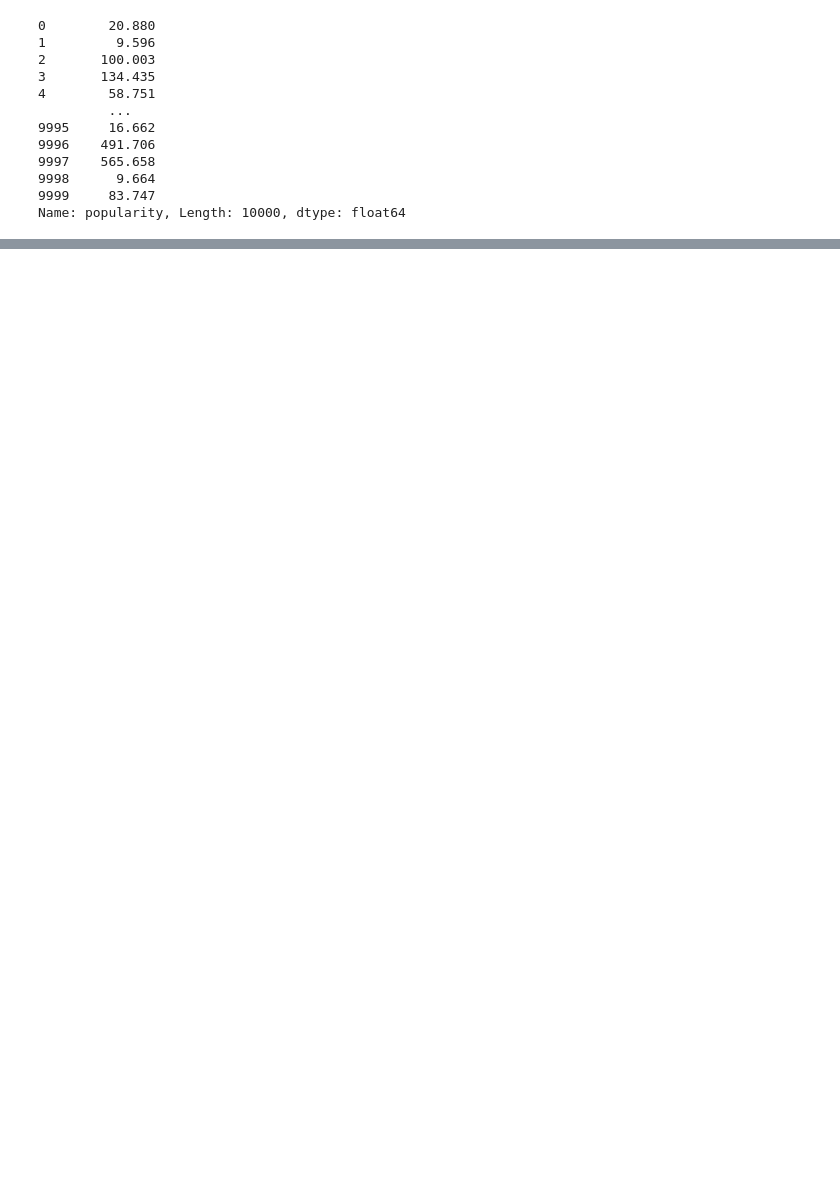
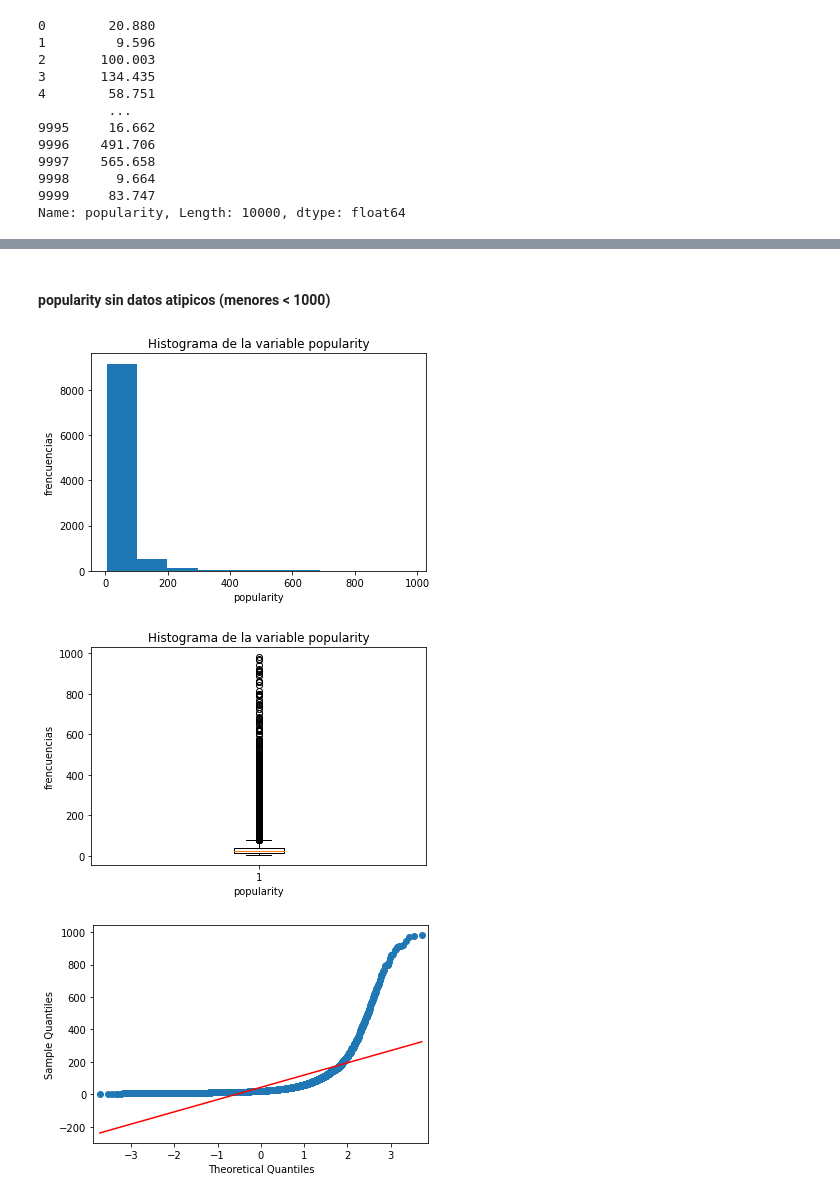
Before and after one commit to raulangelj/HT1_ANALISIS_EXPLORATORIO, a Jupyter notebook: HT1_ANALISIS_EXPLORATORIO.ipynb, the cells around one changed output, grey strips where cells are left out. Drawn from its saved outputs; the diff is of its cells as text; code cells hidden in the pictures; blank space fills up the shorter version.

```diff
--- a/HT1_ANALISIS_EXPLORATORIO.ipynb
+++ b/HT1_ANALISIS_EXPLORATORIO.ipynb
@@ -96,0 +119,23 @@ Name: popularity, Length: 10000, dtype: float64
+# %% [markdown]
+#### popularity sin datos atipicos (menores < 1000)
+# %%
+plt.hist(x = movies.popularity[movies.popularity < 1000].dropna())
+plt.title('Histograma de la variable popularity')
+plt.xlabel('popularity')
+plt.ylabel('frencuencias')
+plt.show()
+
+plt.boxplot(x = movies.popularity[movies.popularity < 1000].dropna())
+plt.title('Histograma de la variable popularity')
+plt.xlabel('popularity')
+plt.ylabel('frencuencias')
+plt.show()
+
+distribucion_generada = movies.popularity[movies.popularity < 1000].dropna()
+# Represento el Q-Q plot
+qqplot(distribucion_generada , line='s')
+plt.show()
+# %% [output]
+[figure, added]
+[figure, added]
+[figure, added]
```
Also changed, not shown: parts of 13 cells of this notebook.
